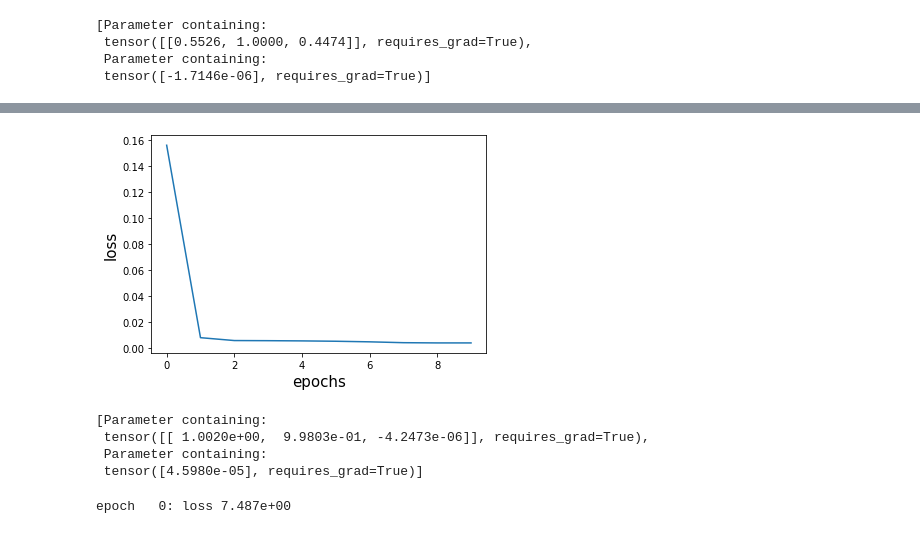
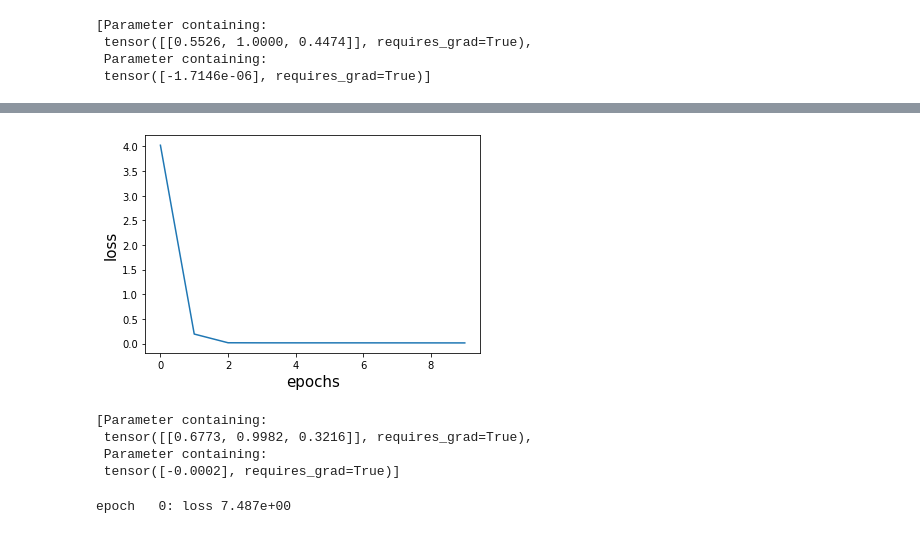
Before and after one commit to nathanwang000/ConceptCredibleModel, a Jupyter notebook: notebooks/Motivation.ipynb, the cells around one changed output, grey strips where cells are left out. Saved outputs shown, nothing was run; the diff lists cells and outputs as text; code cells hidden in the pictures.

```diff
--- a/notebooks/Motivation.ipynb
+++ b/notebooks/Motivation.ipynb
@@ -154,8 +153,9 @@ def CCM(loader_xy, r, n_epochs=10, report_every=1, plot=True, weight_decay=0):
     net = MLP([len(r), 1])
 
     # train
-    # criterion = lambda o_y, y: F.mse_loss(o_y, y) + 0.01 * (net.classifier[0].weight[1] - net.classifier[0].weight[0])[1:].abs().sum()
-    criterion = lambda o_y, y: F.mse_loss(o_y, y) + 0.0009 * EYE(r, net.classifier[0].weight[0][1:].abs().sum())
+    criterion = lambda o_y, y: F.mse_loss(o_y, y) + 5e-3 * EYE(r, net.classifier[0].weight.abs().sum(0))
+    # criterion = lambda o_y, y: F.mse_loss(o_y, y) + 0.1 * wL2(r, net.classifier[0].weight.abs().sum(0))
+
     opt = optim.Adam(net.parameters(), weight_decay=weight_decay)
     log = train(net, loader_xy, opt, n_epochs=n_epochs, report_every=report_every, criterion=criterion)
     if plot: plot_log(log)
@@ -177,12 +177,12 @@ epoch   9: loss 3.809e-03
-[figure, old version]
+[figure, new version]
 # %%
 # ['C', 'U', 'S']
 list(ccm.classifier[0].parameters())
 # %% [output]
 [Parameter containing:
- tensor([[ 1.0020e+00,  9.9803e-01, -4.2473e-06]], requires_grad=True),
+ tensor([[0.6773, 0.9982, 0.3216]], requires_grad=True),
  Parameter containing:
- tensor([4.5980e-05], requires_grad=True)]
+ tensor([-0.0002], requires_grad=True)]
 # %%
 def CBM(loader_xy, r, n_epochs=10, report_every=1, plot=True, weight_decay=0):
     net = nn.Sequential(SubColumnNet(r.bool()), MLP([int(sum(r).item()), 1]))
```
Also changed, not shown: parts of 20 cells of this notebook.
